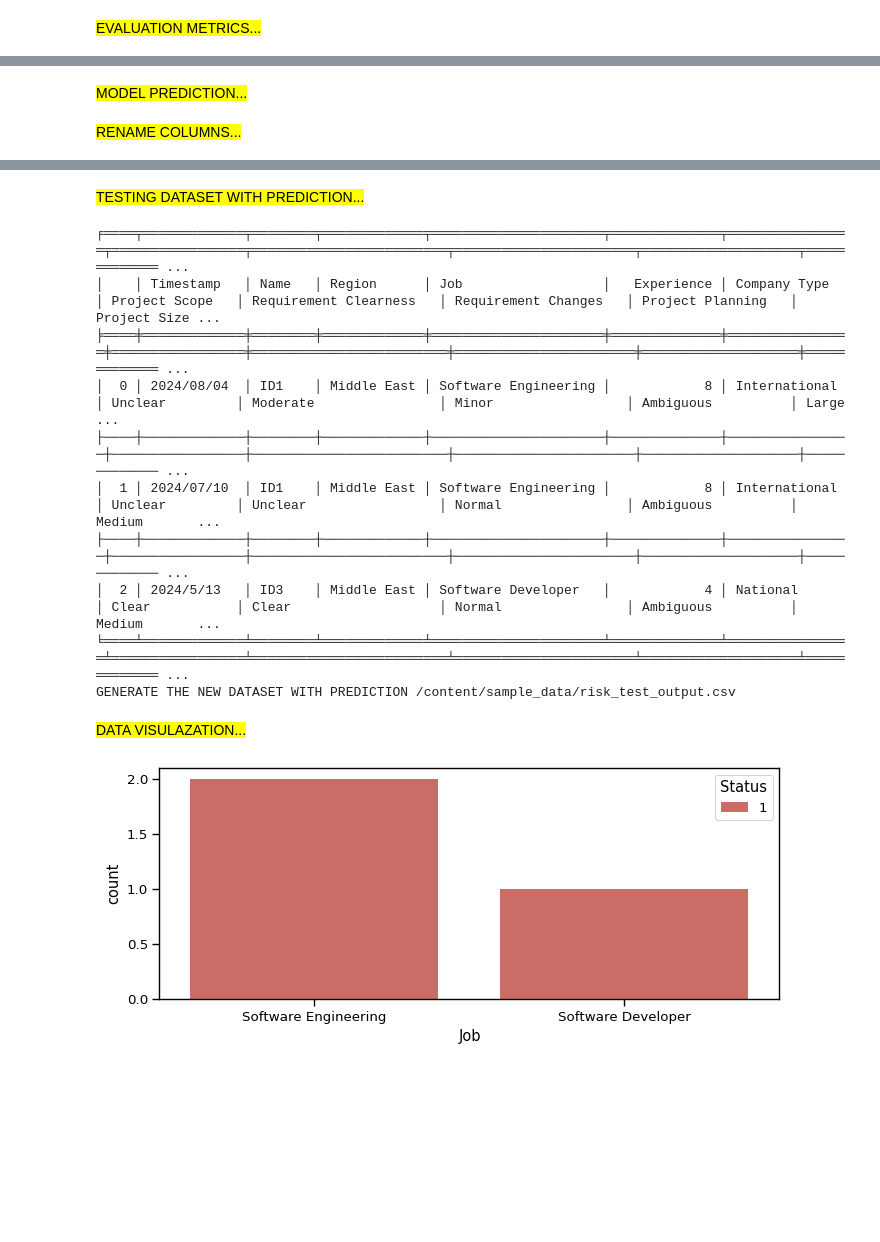
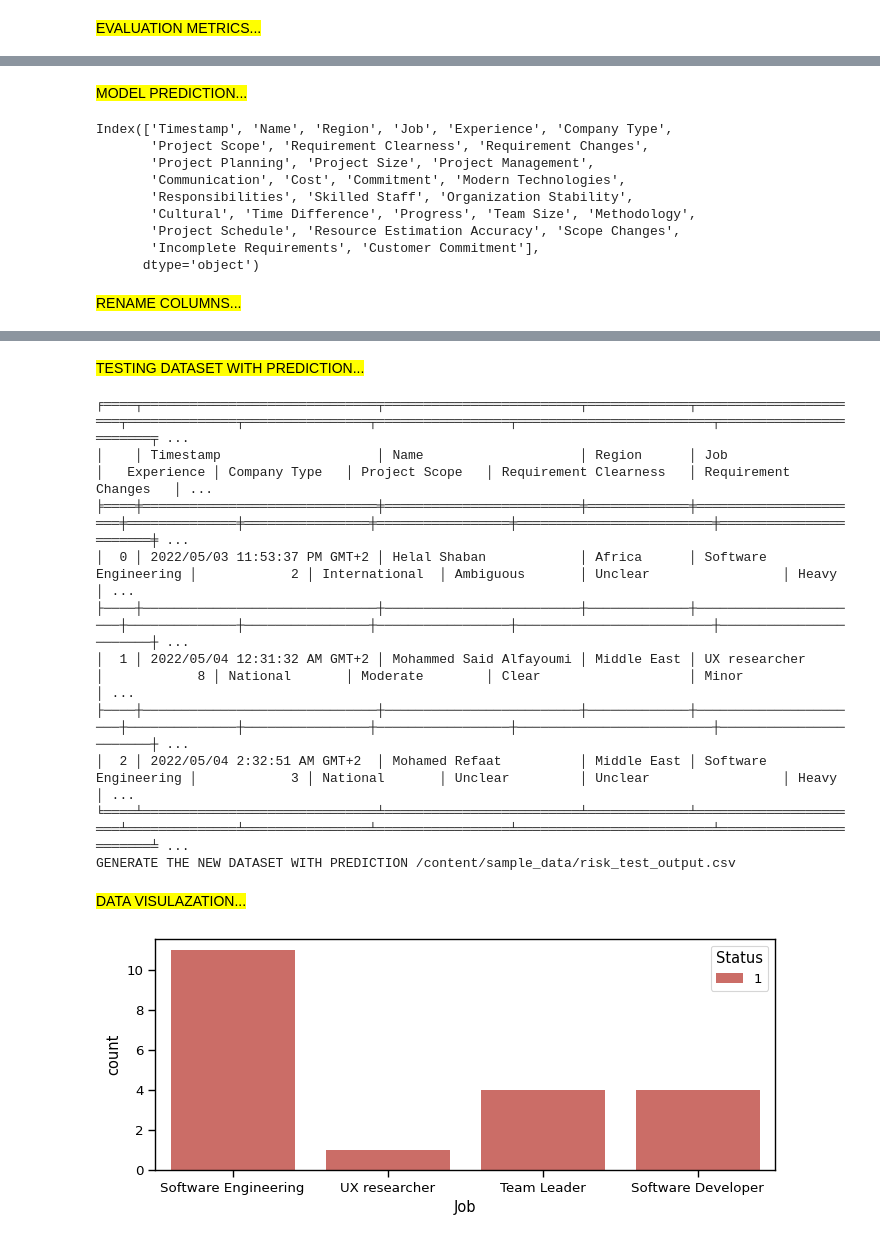
Before and after one commit to jawdatmerhy/public, a Jupyter notebook: softwareRisk.ipynb, the cells around one changed output, grey strips where cells are left out. Cells and saved outputs as stored; diff of their text form; code cells hidden in the pictures; blank space fills up the shorter version.

```diff
--- a/softwareRisk.ipynb
+++ b/softwareRisk.ipynb
@@ -2248,16 +2255,18 @@ testingData = pd.DataFrame({
 })
 
 
+
 path = '/content/sample_data/'
-#testingData = pd.read_csv(path + 'risk_test.csv')
+testingData = pd.read_csv(path + 'risk_test.csv')
 
 testDf = testingData.copy()
+print(testDf.columns)
 
 display_colored_message("RENAME COLUMNS...")
 
 #RENAME COLUMNS
 testDf = rename_columns(testDf)
-print(testDf.columns)
+#print(testDf.columns)
 
 display_colored_sub_message("ORIGINAL TESTING DATASET...")
 
@@ -2289,7 +2298,6 @@ scaled_risk_predcition_data = scaler.transform(testDf)
 display_colored_sub_message("TESTING DATASET APPLY SCALER...")
 # Convert X_train to a DataFrame
 print(colored(tabulate(pd.DataFrame(scaled_risk_predcition_data).head(3), headers='keys', tablefmt='fancy_grid'), 'cyan'))
-
 
 # Check if best_model model is found
 if best_model is not None:
@@ -2328,4 +2336,13 @@ sns.countplot(x = 'Job',hue ='Status', data=testingData , palette='hls')
 plt.show()
 # %% [output]
 MODEL PREDICTION...
+Index(['Timestamp', 'Name', 'Region', 'Job', 'Experience', 'Company Type',
+       'Project Scope', 'Requirement Clearness', 'Requirement Changes',
+       'Project Planning', 'Project Size', 'Project Management',
+       'Communication', 'Cost', 'Commitment', 'Modern Technologies',
+       'Responsibilities', 'Skilled Staff', 'Organization Stability',
+       'Cultural', 'Time Difference', 'Progress', 'Team Size', 'Methodology',
+       'Project Schedule', 'Resource Estimation Accuracy', 'Scope Changes',
+       'Incomplete Requirements', 'Customer Commitment'],
+      dtype='object')
 RENAME COLUMNS...
@@ -2349,16 +2366,16 @@ XGBoost prediction: [1 1 1]
 TESTING DATASET WITH PREDICTION...
-╒════╤═════════════╤════════╤═════════════╤══════════════════════╤══════════════╤════════════════╤═════════════════╤═════════════════════════╤═══════════════════════╤════════════════════╤═════════════ ...
-│    │ Timestamp   │ Name   │ Region      │ Job                  │   Experience │ Company Type   │ Project Scope   │ Requirement Clearness   │ Requirement Changes   │ Project Planning   │ Project Size ...
-╞════╪═════════════╪════════╪═════════════╪══════════════════════╪══════════════╪════════════════╪═════════════════╪═════════════════════════╪═══════════════════════╪════════════════════╪═════════════ ...
-│  0 │ 2024/08/04  │ ID1    │ Middle East │ Software Engineering │            8 │ International  │ Unclear         │ Moderate                │ Minor                 │ Ambiguous          │ Large        ...
-├────┼─────────────┼────────┼─────────────┼──────────────────────┼──────────────┼────────────────┼─────────────────┼─────────────────────────┼───────────────────────┼────────────────────┼───────────── ...
-│  1 │ 2024/07/10  │ ID1    │ Middle East │ Software Engineering │            8 │ International  │ Unclear         │ Unclear                 │ Normal                │ Ambiguous          │ Medium       ...
-├────┼─────────────┼────────┼─────────────┼──────────────────────┼──────────────┼────────────────┼─────────────────┼─────────────────────────┼───────────────────────┼────────────────────┼───────────── ...
-│  2 │ 2024/5/13   │ ID3    │ Middle East │ Software Developer   │            4 │ National       │ Clear           │ Clear                   │ Normal                │ Ambiguous          │ Medium       ...
-╘════╧═════════════╧════════╧═════════════╧══════════════════════╧══════════════╧════════════════╧═════════════════╧═════════════════════════╧═══════════════════════╧════════════════════╧═════════════ ...
-GENERATE THE NEW DATASET WITH PREDICTION /content/sample_data/risk_test_output.csv
+╒════╤══════════════════════════════╤═════════════════════════╤═════════════╤══════════════════════╤══════════════╤════════════════╤═════════════════╤═════════════════════════╤═══════════════════════╤ ...
+│    │ Timestamp                    │ Name                    │ Region      │ Job                  │   Experience │ Company Type   │ Project Scope   │ Requirement Clearness   │ Requirement Changes   │ ...
+╞════╪══════════════════════════════╪═════════════════════════╪═════════════╪══════════════════════╪══════════════╪════════════════╪═════════════════╪═════════════════════════╪═══════════════════════╪ ...
+│  0 │ 2022/05/03 11:53:37 PM GMT+2 │ Helal Shaban            │ Africa      │ Software Engineering │            2 │ International  │ Ambiguous       │ Unclear                 │ Heavy                 │ ...
+├────┼──────────────────────────────┼─────────────────────────┼─────────────┼──────────────────────┼──────────────┼────────────────┼─────────────────┼─────────────────────────┼───────────────────────┼ ...
+│  1 │ 2022/05/04 12:31:32 AM GMT+2 │ Mohammed Said Alfayoumi │ Middle East │ UX researcher        │            8 │ National       │ Moderate        │ Clear                   │ Minor                 │ ...
+├────┼──────────────────────────────┼─────────────────────────┼─────────────┼──────────────────────┼──────────────┼────────────────┼─────────────────┼─────────────────────────┼───────────────────────┼ ...
+│  2 │ 2022/05/04 2:32:51 AM GMT+2  │ Mohamed Refaat          │ Middle East │ Software Engineering │            3 │ National       │ Unclear         │ Unclear                 │ Heavy                 │ ...
+╘════╧══════════════════════════════╧═════════════════════════╧═════════════╧══════════════════════╧══════════════╧════════════════╧═════════════════╧═════════════════════════╧═══════════════════════╧ ...
+GENERATE THE NEW DATASET WITH PREDICTION /content/sample_data/risk_test_output.csv
 DATA VISULAZATION...
-[figure, old version]
+[figure, new version]
 # %%
 display_colored_message("DEEP LEARNING...")
 
```
Also changed, not shown: parts of 36 cells of this notebook.
